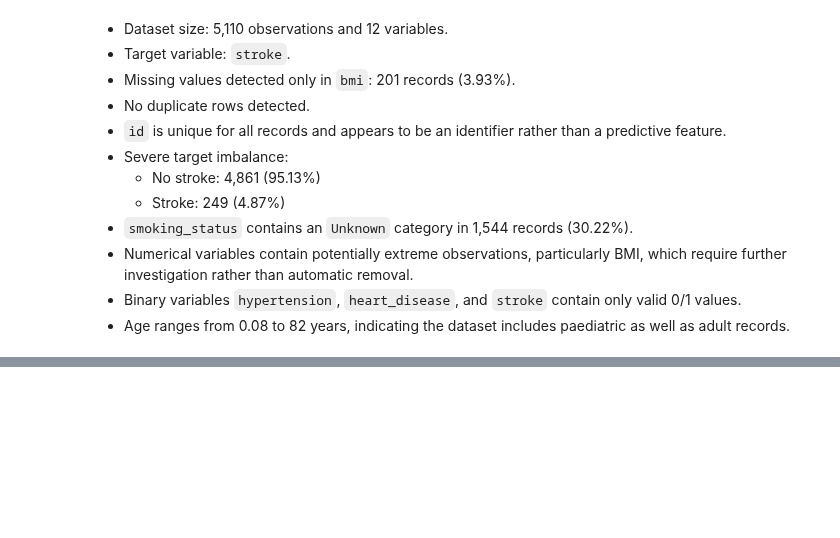
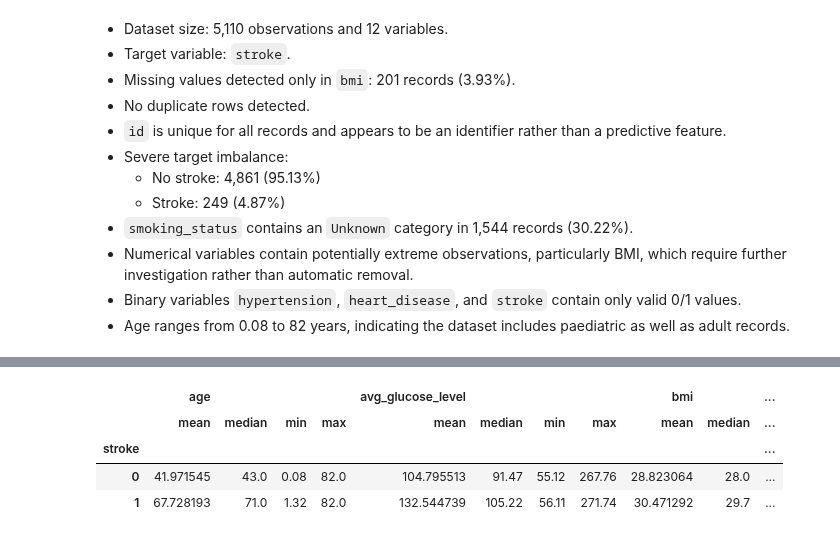
Before and after one commit to shreyarathore27/StrokeSure, a Jupyter notebook: notebooks/01_dataset_audit.ipynb, the cells around one changed output, grey strips where cells are left out. Saved outputs shown, nothing was run; the diff lists cells and outputs as text; code cells hidden in the pictures; blank space fills up the shorter version.

```diff
--- a/notebooks/01_dataset_audit.ipynb
+++ b/notebooks/01_dataset_audit.ipynb
@@ -248,0 +281,10 @@ Name: proportion, dtype: float64
+# %%
+df.groupby("stroke")[["age", "avg_glucose_level", "bmi"]].agg(
+    ["mean", "median", "min", "max"]
+)
+# %% [output]
+|  | age |  |  |  | avg_glucose_level |  |  |  | bmi |  | ... |
+|  | mean | median | min | max | mean | median | min | max | mean | median | ... |
+| stroke |  |  |  |  |  |  |  |  |  |  | ... |
+| 0 | 41.971545 | 43.0 | 0.08 | 82.0 | 104.795513 | 91.47 | 55.12 | 267.76 | 28.823064 | 28.0 | ... |
+| 1 | 67.728193 | 71.0 | 1.32 | 82.0 | 132.544739 | 105.22 | 56.11 | 271.74 | 30.471292 | 29.7 | ... |
```
Also changed, not shown: parts of 18 cells of this notebook.
